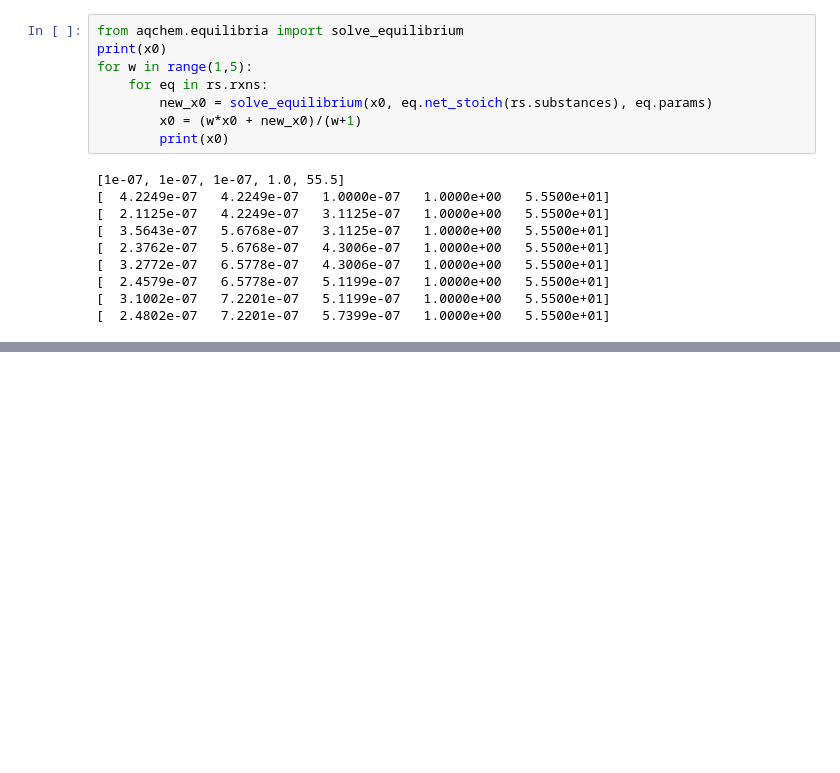
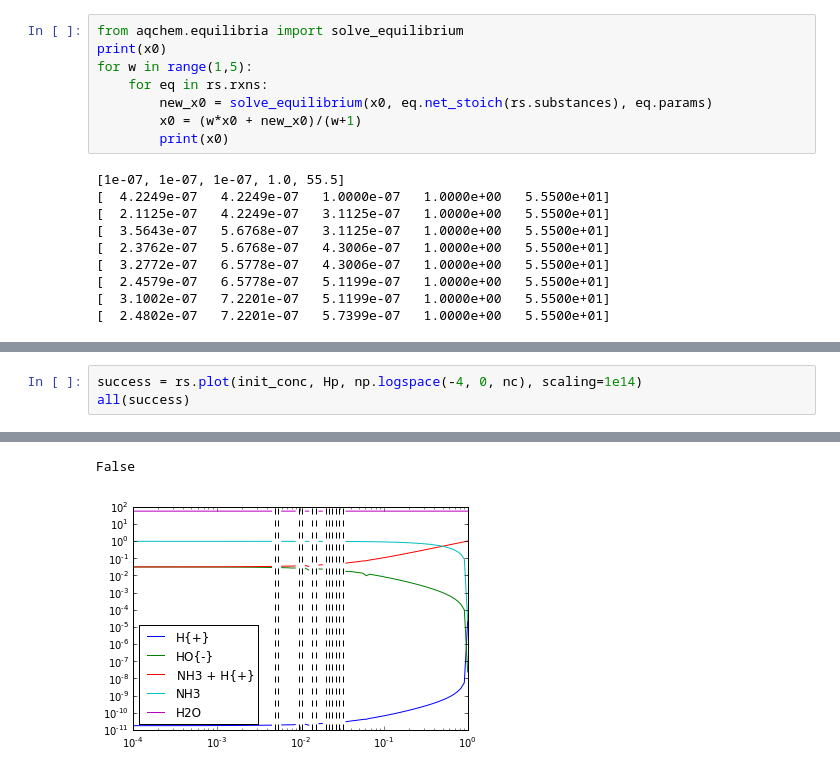
Before and after one commit to bjodah/chempy, a Jupyter notebook: examples/Ammonia.ipynb, the cells around one changed output, grey strips where cells are left out. Cells and saved outputs as stored; diff of their text form; blank space fills up the shorter version.

Commit message:
Better initial_guess function, added plot() method to EqSystem

```diff
--- a/examples/Ammonia.ipynb
+++ b/examples/Ammonia.ipynb
@@ -195,0 +197,4 @@ for i, s in enumerate(success):
+# %%
+success = rs.plot(init_conc, Hp, np.logspace(-4, 0, nc), scaling=1e14)
+all(success)
+# %% [output]
@@ -195,0 +202,2 @@ for i, s in enumerate(success):
+False
+[figure, added]
```
Also changed, not shown: parts of 8 cells of this notebook, 2 other files.
